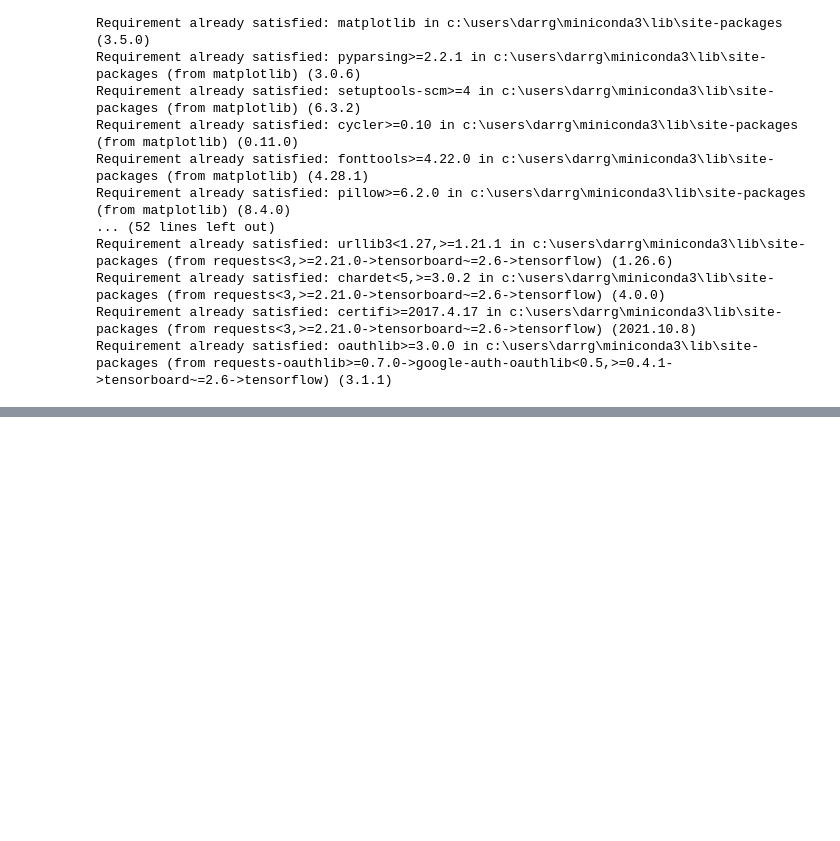
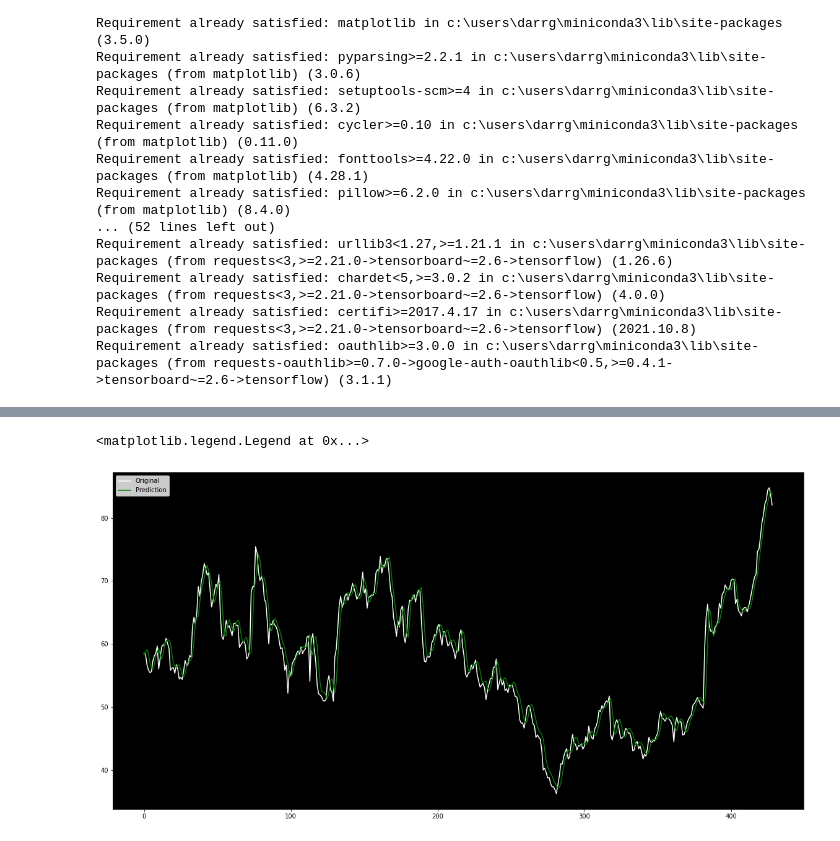
Before and after one commit to darrg/CS4650_STOCKS, a Jupyter notebook: CS4650_Stock.ipynb, the cells around one changed output, grey strips where cells are left out. Cells and saved outputs as stored; diff of their text form; code cells hidden in the pictures; blank space fills up the shorter version.

```diff
--- a/CS4650_Stock.ipynb
+++ b/CS4650_Stock.ipynb
@@ -68,11 +94,19 @@ x_train, y_train = create_dataset(dataset_train)
 x_test, y_test = create_dataset(dataset_test)
 x_train1, y_train1 = create_dataset(dataset_train1)
 x_test1, y_test1 = create_dataset(dataset_test1)
+x_train2, y_train2 = create_dataset(dataset_train2)
+x_test2, y_test2 = create_dataset(dataset_test2)
+x_train3, y_train3 = create_dataset(dataset_train3)
+x_test3, y_test3 = create_dataset(dataset_test3)
 # %%
 x_train = np.reshape(x_train, (x_train.shape[0], x_train.shape[1], 1))
 x_test = np.reshape(x_test, (x_test.shape[0], x_test.shape[1], 1))
 x_train1 = np.reshape(x_train1, (x_train1.shape[0], x_train1.shape[1], 1))
 x_test1 = np.reshape(x_test1, (x_test1.shape[0], x_test1.shape[1], 1))
+x_train2 = np.reshape(x_train2, (x_train2.shape[0], x_train2.shape[1], 1))
+x_test2 = np.reshape(x_test2, (x_test2.shape[0], x_test2.shape[1], 1))
+x_train3 = np.reshape(x_train3, (x_train3.shape[0], x_train3.shape[1], 1))
+x_test3 = np.reshape(x_test3, (x_test3.shape[0], x_test3.shape[1], 1))
 # %%
 model = Sequential()
 model.add(LSTM(units=96, return_sequences=True, input_shape=(x_train.shape[1], 1)))
@@ -99,6 +153,10 @@ x_train = np.reshape(x_train, (x_train.shape[0], x_train.shape[1], 1))
 x_test = np.reshape(x_test, (x_test.shape[0], x_test.shape[1], 1))
 x_train1 = np.reshape(x_train1, (x_train1.shape[0], x_train1.shape[1], 1))
 x_test1 = np.reshape(x_test1, (x_test1.shape[0], x_test1.shape[1], 1))
+x_train2 = np.reshape(x_train2, (x_train2.shape[0], x_train2.shape[1], 1))
+x_test2 = np.reshape(x_test2, (x_test2.shape[0], x_test2.shape[1], 1))
+x_train3 = np.reshape(x_train3, (x_train3.shape[0], x_train3.shape[1], 1))
+x_test3 = np.reshape(x_test3, (x_test3.shape[0], x_test3.shape[1], 1))
 # %%
 model.compile(loss='mean_squared_error', optimizer='adam')
 model1.compile(loss='mean_squared_error', optimizer='adam')
@@ -147,6 +249,8 @@ Epoch 100/100
 # %%
 model = load_model('stock_prediction.h5')
 model1 = load_model('stock_prediction1.h5')
+model2 = load_model('stock_prediction2.h5')
+model3 = load_model('stock_prediction3.h5')
 # %%
 #Open Prediction
 predictions = model.predict(x_test)
@@ -163,0 +269,14 @@ plt.legend()
+# %%
+#High Prediction
+predictions2 = model2.predict(x_test2)
+predictions2 = scaler.inverse_transform(predictions2)
+y_test_scaled2 = scaler.inverse_transform(y_test2.reshape(-1, 1))
+
+fig, ax = plt.subplots(figsize=(20,10))
+ax.set_facecolor('#000000')
+ax.plot(y_test_scaled2, color='white', label='Original')
+plt.plot(predictions2, color='green', label='Prediction')
+plt.legend()
+# %% [output]
+<matplotlib.legend.Legend at 0x...>
+[figure, added]
```
Also changed, not shown: parts of 18 cells of this notebook.
